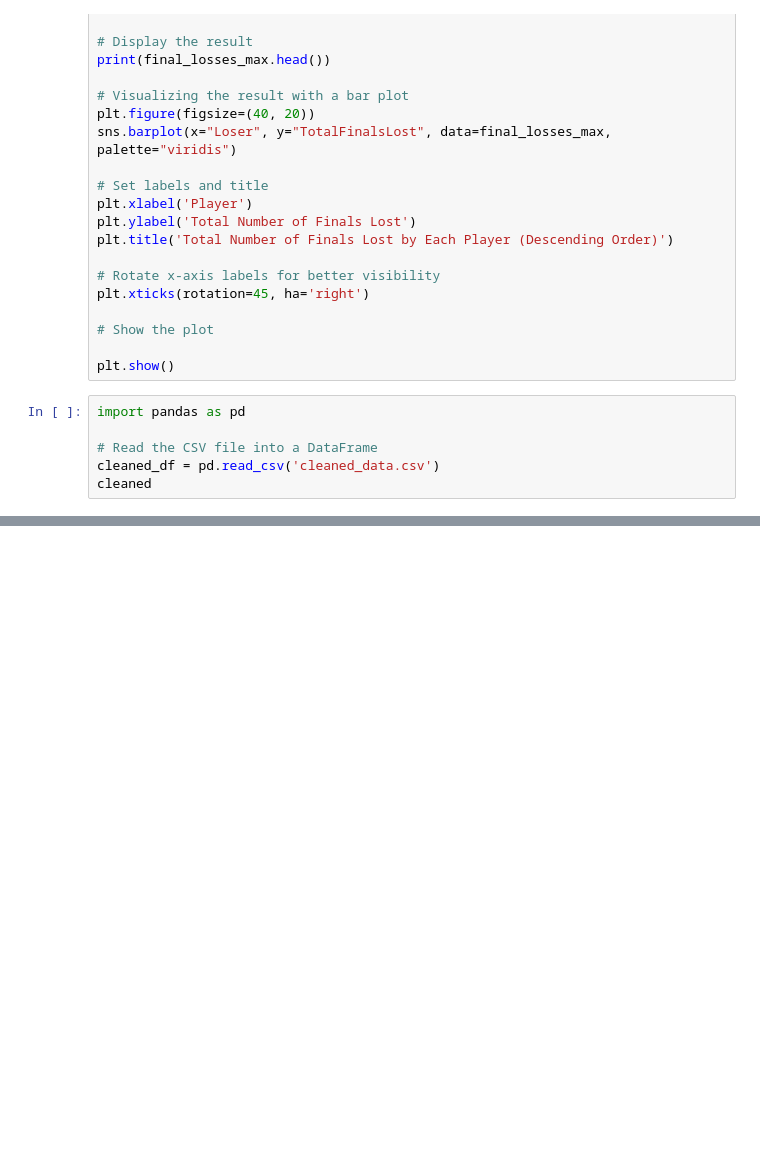
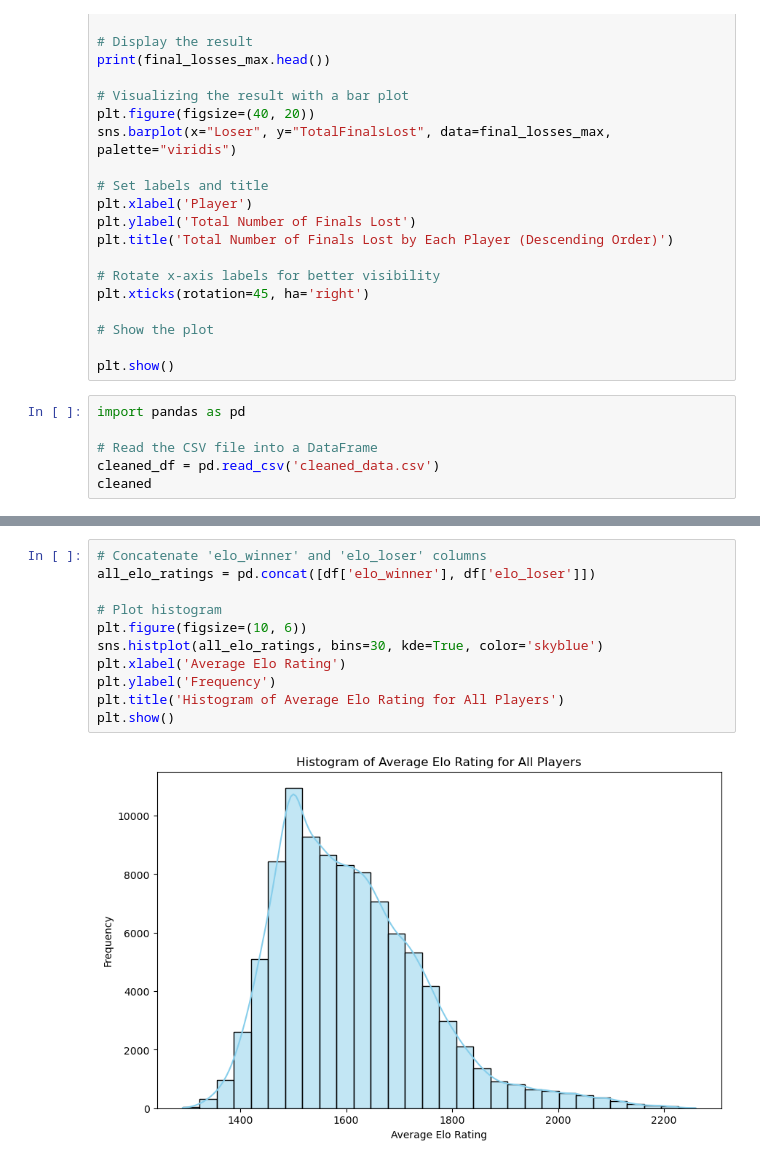
Before and after one commit to sprogl/sporting-bet-prediction, a Jupyter notebook: Data notebooks first report/ATP_notebook_two_Patrick_cleaned_images.ipynb, the cells around one changed output, grey strips where cells are left out. Cells and saved outputs as stored; diff of their text form; blank space fills up the shorter version.

```diff
--- a/Data notebooks first report/ATP_notebook_two_Patrick_cleaned_images.ipynb
+++ b/Data notebooks first report/ATP_notebook_two_Patrick_cleaned_images.ipynb
@@ -376,0 +466,13 @@ cleaned
+# %%
+# Concatenate 'elo_winner' and 'elo_loser' columns
+all_elo_ratings = pd.concat([df['elo_winner'], df['elo_loser']])
+
+# Plot histogram
+plt.figure(figsize=(10, 6))
+sns.histplot(all_elo_ratings, bins=30, kde=True, color='skyblue')
+plt.xlabel('Average Elo Rating')
+plt.ylabel('Frequency')
+plt.title('Histogram of Average Elo Rating for All Players')
+plt.show()
+# %% [output]
+[figure, added]
```
Also changed, not shown: parts of 7 cells of this notebook, 1 other file.
